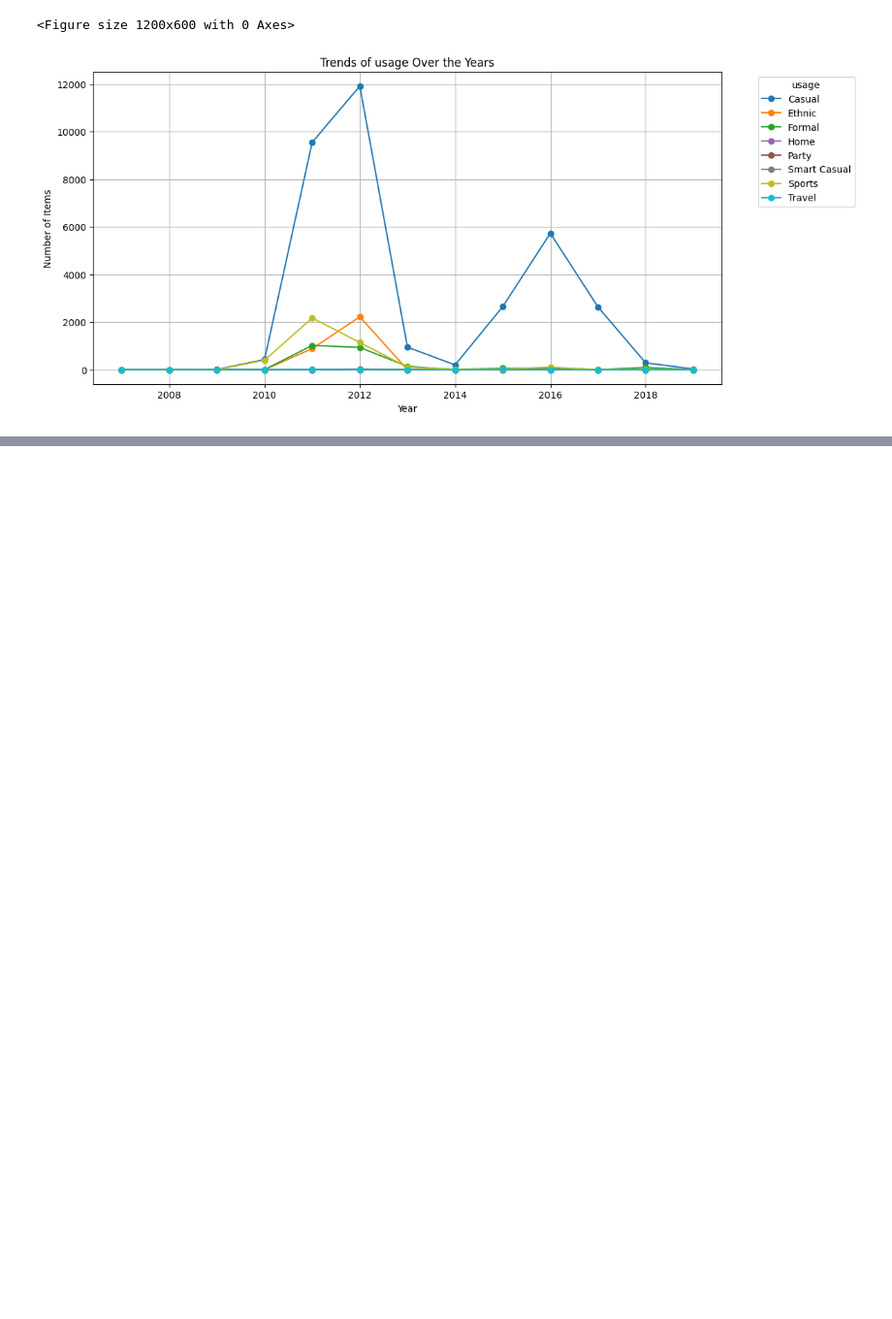
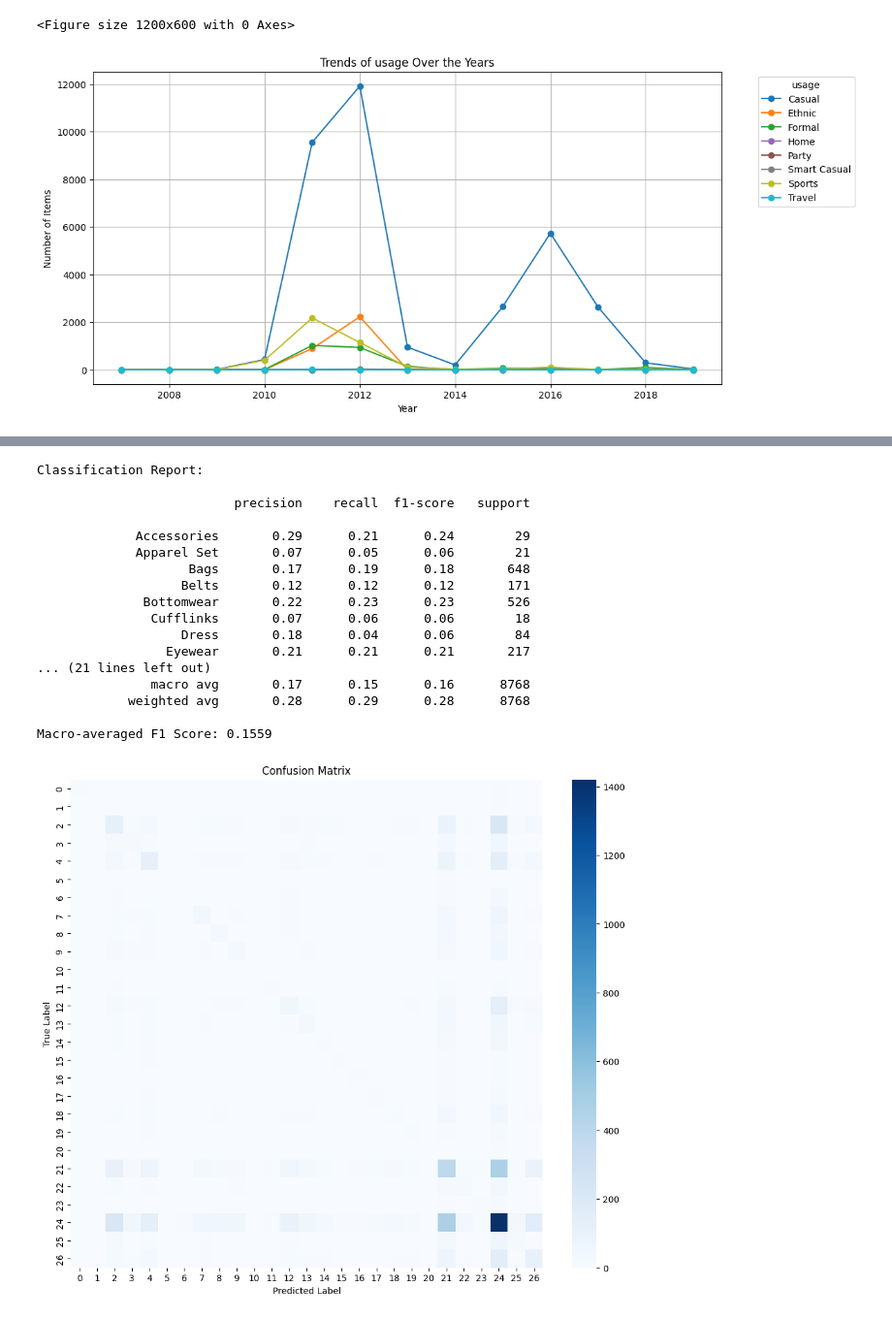
Before and after one commit to hemamotiani/fashion-classification, a Jupyter notebook: fashionSmall.ipynb, the cells around one changed output, grey strips where cells are left out. Shown at 97% size. Cells and saved outputs as stored; diff of their text form; code cells hidden in the pictures; blank space fills up the shorter version.

```diff
--- a/fashionSmall.ipynb
+++ b/fashionSmall.ipynb
@@ -137,9 +174,9 @@ import os
 from sklearn.model_selection import train_test_split
 
 
-curr_dir = os.getcwd()
 
-df = pd.read_csv(curr_dir + "/fashionSmall/styles.csv", on_bad_lines="skip")
+df = pd.read_csv("/kaggle/input/fashion-product-images-small/styles.csv", on_bad_lines="skip")
+
 
 #remove subcategories with less than 100 samples
 min_samples = 100
@@ -158,7 +195,7 @@ print(f"Validation Set: {len(valid_df)} samples")
 print(f"Testing Set: {len(test_df)} samples")
 
 batch_size = 32
-image_folder = curr_dir + "/fashionSmall/images"
+image_folder = "/kaggle/input/fashion-product-images-small/images"
 
 image_generator = ImageDataGenerator()
 
@@ -311,2 +349,45 @@ Predicted Labels (class names):
 True Labels (class names):
 ['Topwear', 'Shoes', 'Innerwear', 'Eyewear', 'Topwear', 'Bags', 'Socks', 'Innerwear', 'Topwear', 'Saree', 'Dress', 'Wallets', 'Topwear', 'Innerwear', 'Innerwear', 'Jewellery', 'Jewellery', 'Topwear',  ...
+# %%
+from sklearn.metrics import classification_report, confusion_matrix, ConfusionMatrixDisplay, f1_score
+import matplotlib.pyplot as plt
+import seaborn as sns
+
+# Get true labels in numeric form using the class index map
+true_class_indices = test_df['subCategory'].map(class_indices).values[:len(predicted_labels)]
+
+# Classification report
+print("Classification Report:\n")
+print(classification_report(true_class_indices, predicted_labels, target_names=class_indices.keys()))
+
+# F1 Score (macro average)
+f1 = f1_score(true_class_indices, predicted_labels, average='macro')
+print(f"Macro-averaged F1 Score: {f1:.4f}")
+
+# Confusion matrix
+cm = confusion_matrix(true_class_indices, predicted_labels)
+plt.figure(figsize=(12, 10))
+sns.heatmap(cm, annot=False, fmt='d', cmap='Blues')
+plt.title("Confusion Matrix")
+plt.xlabel("Predicted Label")
+plt.ylabel("True Label")
+plt.show()
+# %% [output]
+Classification Report:
+
+                          precision    recall  f1-score   support
+
+             Accessories       0.29      0.21      0.24        29
+             Apparel Set       0.07      0.05      0.06        21
+                    Bags       0.17      0.19      0.18       648
+                   Belts       0.12      0.12      0.12       171
+              Bottomwear       0.22      0.23      0.23       526
+               Cufflinks       0.07      0.06      0.06        18
+                   Dress       0.18      0.04      0.06        84
+                 Eyewear       0.21      0.21      0.21       217
+... (21 lines left out)
+               macro avg       0.17      0.15      0.16      8768
+            weighted avg       0.28      0.29      0.28      8768
+
+Macro-averaged F1 Score: 0.1559
+[figure, added]
```
Also changed, not shown: parts of 11 cells of this notebook.
